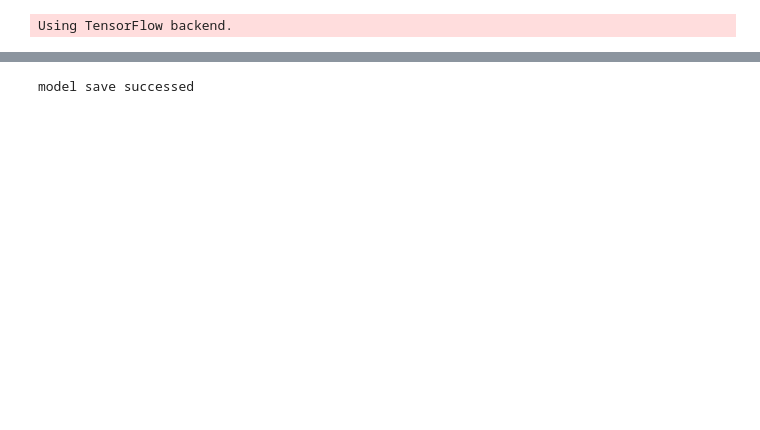
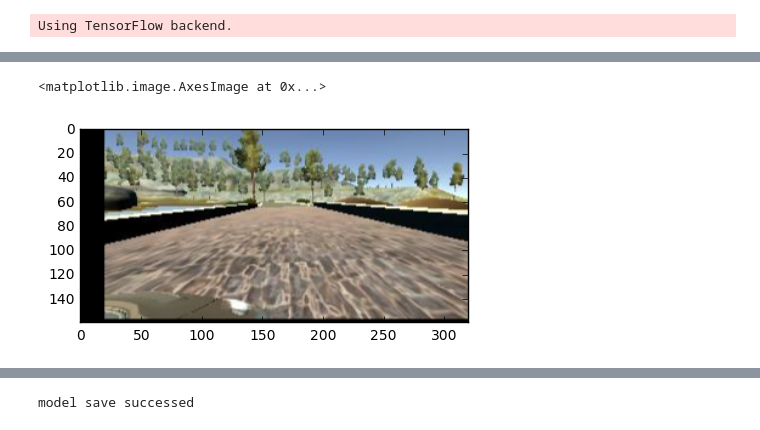
Before and after one commit to woshikangfei/Behavioral-Cloning, a Jupyter notebook: Behavioral-Cloning.ipynb, the cells around one changed output, grey strips where cells are left out. Saved outputs shown, nothing was run; the diff lists cells and outputs as text; code cells hidden in the pictures; blank space fills up the shorter version.

```diff
--- a/Behavioral-Cloning.ipynb
+++ b/Behavioral-Cloning.ipynb
@@ -249,0 +196,13 @@ model save successed
+# %%
+
+t_x =100*(np.random.rand()-0.5)
+t_y =10*(np.random.rand()-0.5)
+t_m = np.float32([[1, 0, t_x], [0, 1, t_y]])
+height, width = image_temp.shape[:2]
+image_temp = cv2.warpAffine(image_temp, t_m, (width, height))
+
+plt.figure(figsize=(5,5))
+plt.imshow(image_temp)
+# %% [output]
+<matplotlib.image.AxesImage at 0x...>
+[figure, added]
```
Also changed, not shown: parts of 22 cells of this notebook, 10 other files.
